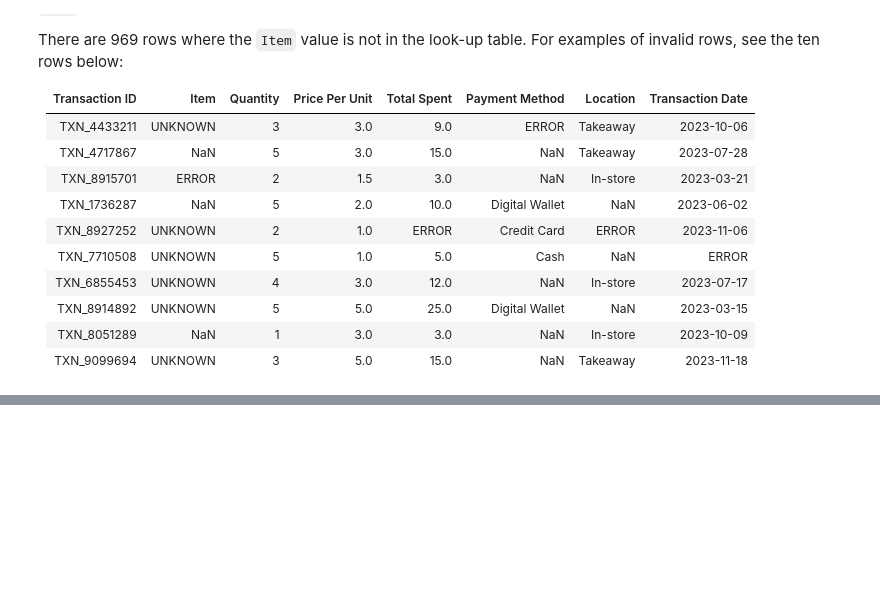
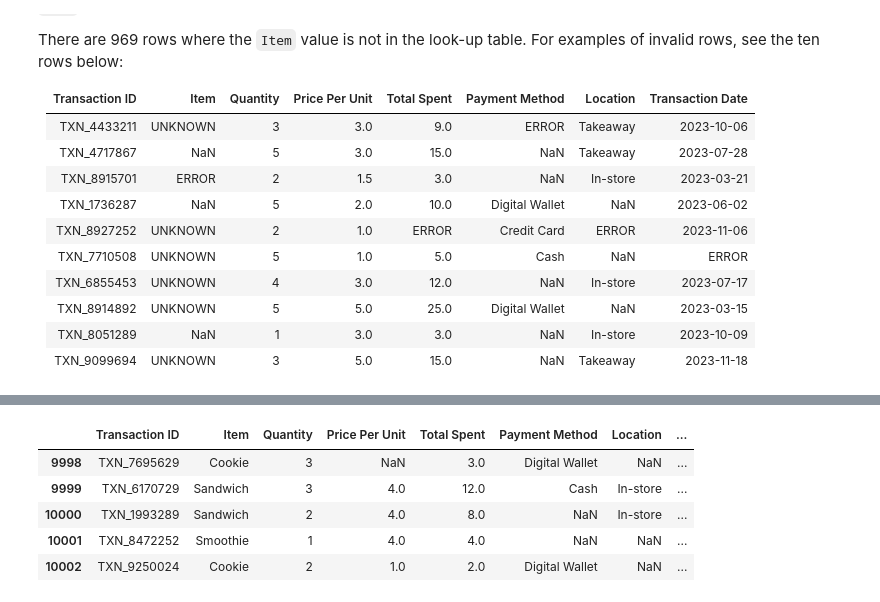
Before and after one commit to Natasa127/CSI4142-A2, a Jupyter notebook: Validity.ipynb, the cells around one changed output, grey strips where cells are left out. Drawn from its saved outputs; the diff is of its cells as text; code cells hidden in the pictures; blank space fills up the shorter version.

Commit message:
Exact Duplicate Check

```diff
--- a/Validity.ipynb
+++ b/Validity.ipynb
@@ -663,0 +701,25 @@ There are 969 rows where the `Item` value is not in the look-up table. For examp
+# %%
+# Prepare the altered dataset
+altered_sales = sales.copy()
+
+# Create three new rows that are exact duplicates of existing rows
+duplicate_transaction_ids = pd.DataFrame({
+    "Transaction ID": ["TXN_1993289", "TXN_8472252", "TXN_9250024"],
+    "Item": ["Sandwich", "Smoothie", "Cookie"],
+    "Quantity": ["2", "1", "2"],
+    "Price Per Unit": ["4.0", "4.0", "1.0"],
+    "Total Spent": ["8.0", "4.0", "2.0"],
+    "Payment Method": [np.nan, np.nan, "Digital Wallet"],
+    "Location": ["In-store", np.nan, np.nan],
+    "Transaction Date": ["2023-04-18", "2023-02-04", "2023-03-21"]
+})
+
+altered_sales = pd.concat([altered_sales, duplicate_transaction_ids], ignore_index=True)
+altered_sales.tail()
+# %% [output]
+|  | Transaction ID | Item | Quantity | Price Per Unit | Total Spent | Payment Method | Location | ... |
+| 9998 | TXN_7695629 | Cookie | 3 | NaN | 3.0 | Digital Wallet | NaN | ... |
+| 9999 | TXN_6170729 | Sandwich | 3 | 4.0 | 12.0 | Cash | In-store | ... |
+| 10000 | TXN_1993289 | Sandwich | 2 | 4.0 | 8.0 | NaN | In-store | ... |
+| 10001 | TXN_8472252 | Smoothie | 1 | 4.0 | 4.0 | NaN | NaN | ... |
+| 10002 | TXN_9250024 | Cookie | 2 | 1.0 | 2.0 | Digital Wallet | NaN | ... |
```
Also changed, not shown: parts of 8 cells of this notebook.
